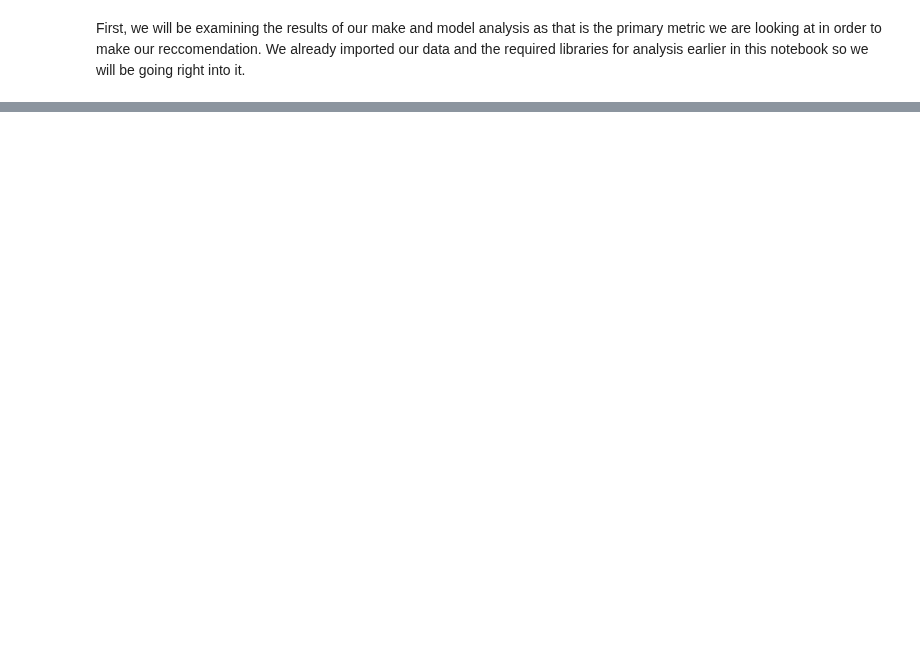
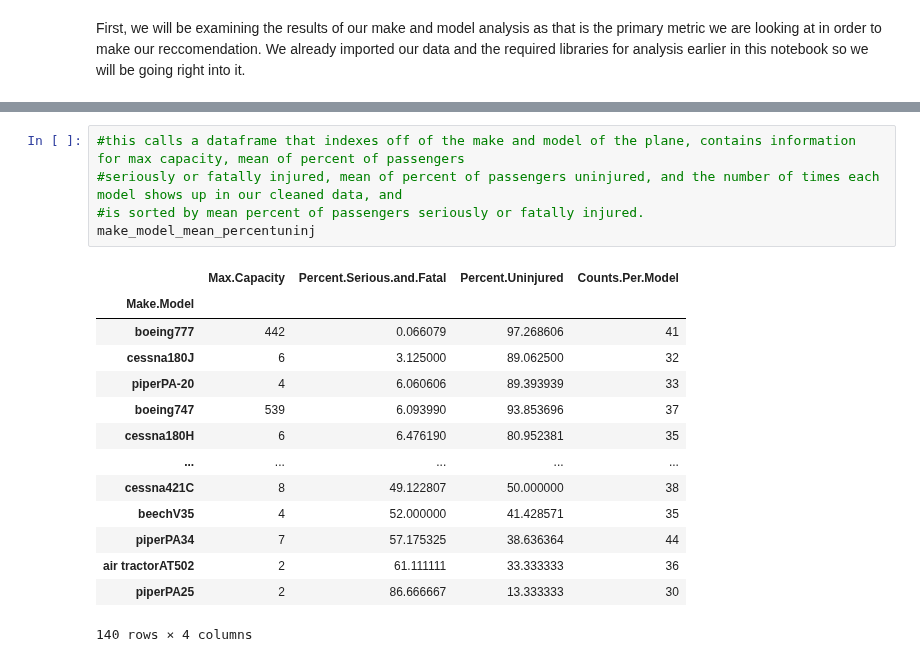
Before and after one commit to learn-co-curriculum/dsc-phase-1-project-v3, a Jupyter notebook: Notebooks/Final_Notebook.ipynb, the cells around one changed output, grey strips where cells are left out. Cells and saved outputs as stored; diff of their text form; blank space fills up the shorter version.

```diff
--- a/Notebooks/Final_Notebook.ipynb
+++ b/Notebooks/Final_Notebook.ipynb
@@ -88,0 +97,20 @@ NameError: name 'top_ten_small_planes_model' is not defined
+# %%
+#this calls a dataframe that indexes off of the make and model of the plane, contains information for max capacity, mean of percent of passengers
+#seriously or fatally injured, mean of percent of passengers uninjured, and the number of times each model shows up in our cleaned data, and
+#is sorted by mean percent of passengers seriously or fatally injured.
+make_model_mean_percentuninj
+# %% [output]
+|  | Max.Capacity | Percent.Serious.and.Fatal | Percent.Uninjured | Counts.Per.Model |
+| Make.Model |  |  |  |  |
+| boeing777 | 442 | 0.066079 | 97.268606 | 41 |
+| cessna180J | 6 | 3.125000 | 89.062500 | 32 |
+| piperPA-20 | 4 | 6.060606 | 89.393939 | 33 |
+| boeing747 | 539 | 6.093990 | 93.853696 | 37 |
+| cessna180H | 6 | 6.476190 | 80.952381 | 35 |
+| ... | ... | ... | ... | ... |
+| cessna421C | 8 | 49.122807 | 50.000000 | 38 |
+| beechV35 | 4 | 52.000000 | 41.428571 | 35 |
+| piperPA34 | 7 | 57.175325 | 38.636364 | 44 |
+| air tractorAT502 | 2 | 61.111111 | 33.333333 | 36 |
+| piperPA25 | 2 | 86.666667 | 13.333333 | 30 |
+140 rows × 4 columns
```
Also changed, not shown: parts of 38 cells of this notebook.
